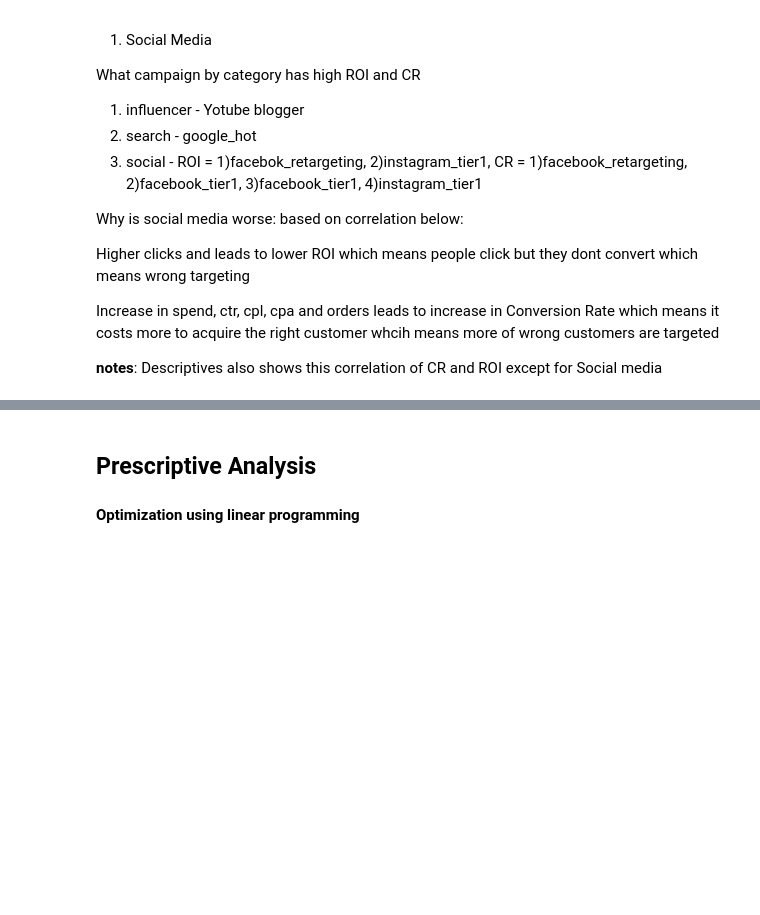
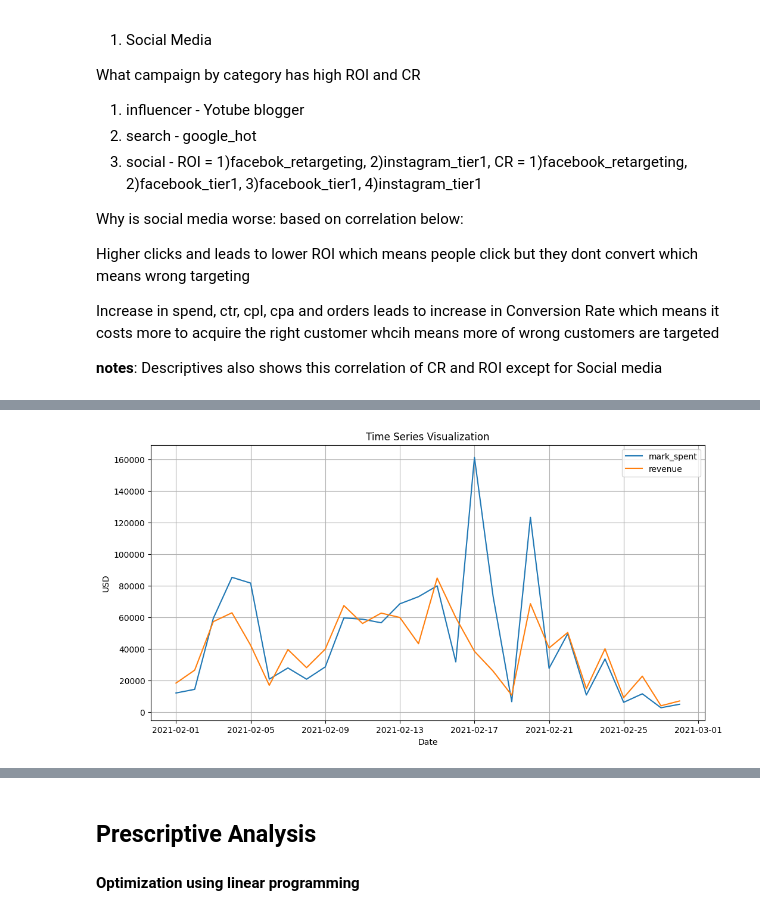
Before and after one commit to Karl-Wilson/Optimizing-Marketing-Strategies-Through-Data-Driven-Analysis-1, a Jupyter notebook: Data Analysis.ipynb, the cells around one changed output, grey strips where cells are left out. Drawn from its saved outputs; the diff is of its cells as text; code cells hidden in the pictures; blank space fills up the shorter version.

```diff
--- a/Data Analysis.ipynb
+++ b/Data Analysis.ipynb
@@ -743,0 +1179,4 @@ Further analysis
+# %%
+time_series = clean_df.drop(columns=["id", "campaign_id"])
+time_series.index = pd.to_datetime(time_series["c_date"])
+time_series.index
@@ -743,0 +1192,11 @@ Further analysis
+# %%
+modifiedDataSeries = time_series.copy()
+modifiedDataSeries["CTR"] = (time_series["clicks"] / time_series["impressions"])
+modifiedDataSeries["ROI"] = ((time_series["revenue"] - time_series["mark_spent"]) / time_series["mark_spent"])
+modifiedDataSeries["CPL"] = (time_series["mark_spent"] / time_series["leads"])
+modifiedDataSeries["CPA"] = (time_series["mark_spent"] / time_series["orders"])
+modifiedDataSeries["CPC"] = (time_series["mark_spent"] / time_series["clicks"])
+modifiedDataSeries["CR"] = (time_series["orders"] / time_series["clicks"])
+modifiedDataSeries["ROI($)"] = time_series["revenue"] - time_series["mark_spent"]
+modifiedDataSeries = modifiedDataSeries.drop('c_date', axis=1)
+modifiedDataSeries.index.is_unique
@@ -743,0 +1205,4 @@ Further analysis
+# %%
+##modifiedDataSeries = modifiedDataSeries.replace([np.inf, -np.inf], [0, 0], inplace=True)
+modifiedDataSeries.replace([np.inf, -np.inf], 0, inplace=True)
+modifiedDataSeries
@@ -743,0 +1226,4 @@ Further analysis
+# %%
+resampled = modifiedDataSeries[["mark_spent", "orders", "revenue", "ROI", "CR", "CPA"]].resample("D").mean()
+##resampled = resampled.ffill()
+resampled
@@ -743,0 +1249,12 @@ Further analysis
+# %%
+plt.figure(figsize=(12,6))
+plt.plot(resampled.index, resampled["mark_spent"], label='mark_spent')
+plt.plot(resampled.index, resampled["revenue"], label='revenue')
+plt.title('Time Series Visualization')
+plt.xlabel('Date')
+plt.ylabel('USD')
+plt.legend()
+plt.grid(True)
+plt.show()
+# %% [output]
+[figure, added]
```
Also changed, not shown: parts of 46 cells of this notebook.
